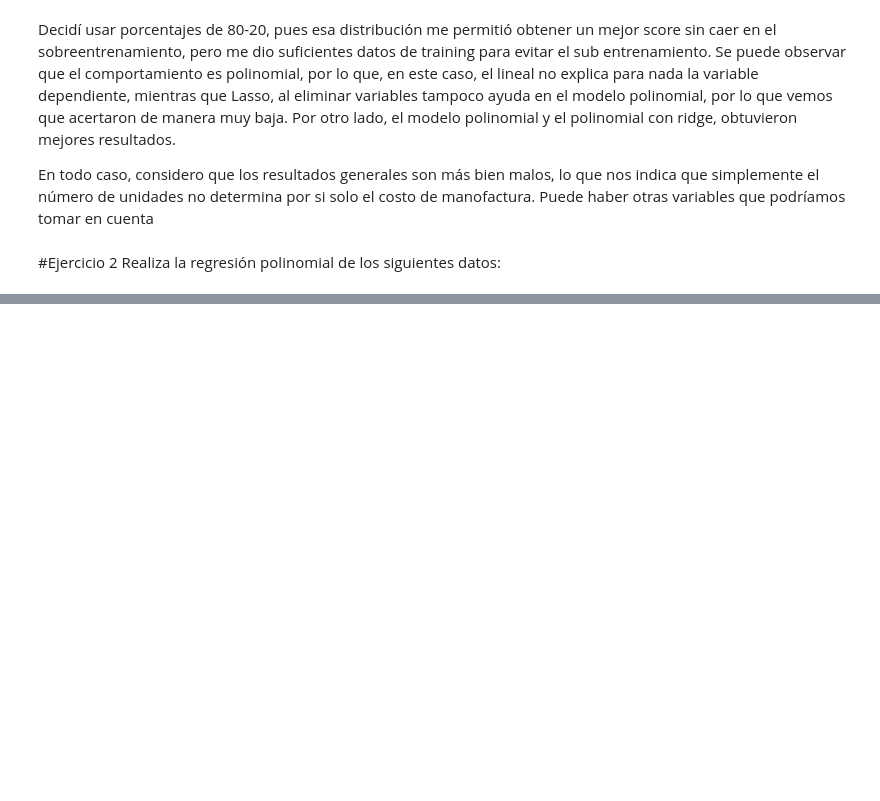
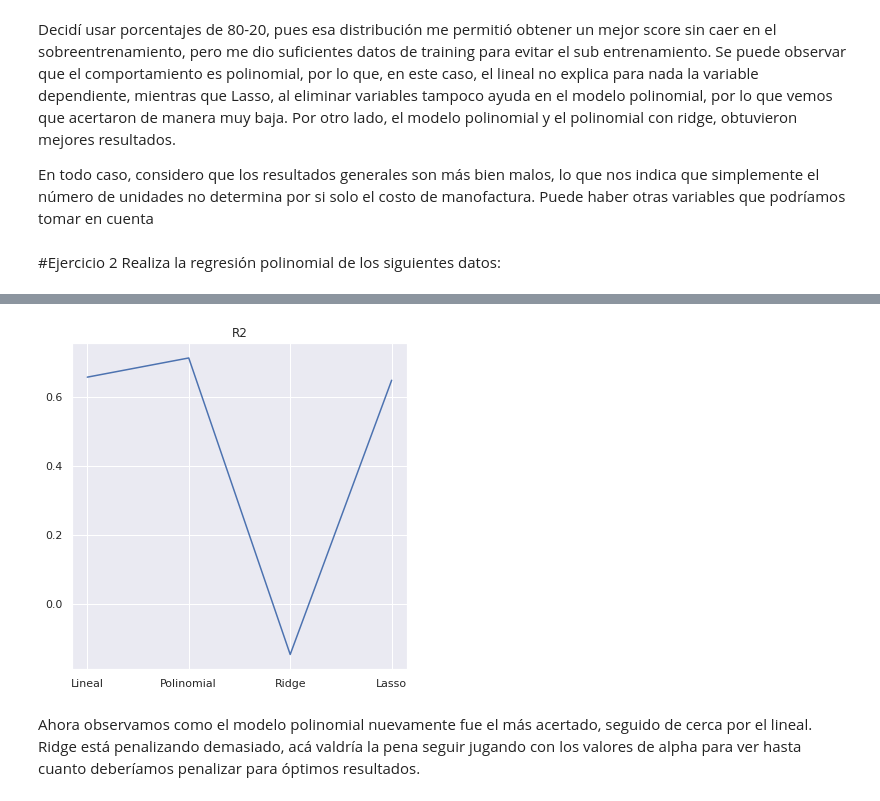
Before and after one commit to PosgradoMNA/actividades-de-aprendizaje-pnogueron, a Jupyter notebook: TecMty_S8_A7_Regresion_lineal_polinomial_A01097897.ipynb, the cells around one changed output, grey strips where cells are left out. Drawn from its saved outputs; the diff is of its cells as text; code cells hidden in the pictures; blank space fills up the shorter version.

```diff
--- a/TecMty_S8_A7_Regresion_lineal_polinomial_A01097897.ipynb
+++ b/TecMty_S8_A7_Regresion_lineal_polinomial_A01097897.ipynb
@@ -520,0 +734,11 @@ print(f'Tamaño del X_test: {X_test.shape}')
+# %%
+myList = R2.items()
+x, y = zip(*myList)
+
+plt.plot(x, y)
+plt.title("R2", fontsize = 12)
+plt.show()
+# %% [output]
+[figure, added]
+# %% [markdown]
+Ahora observamos como el modelo polinomial nuevamente fue el más acertado, seguido de cerca por el lineal. Ridge está penalizando demasiado, acá valdría la pena seguir jugando con los valores de alpha para ver hasta cuanto deberíamos penalizar para óptimos resultados.
```
Also changed, not shown: parts of 15 cells of this notebook.
